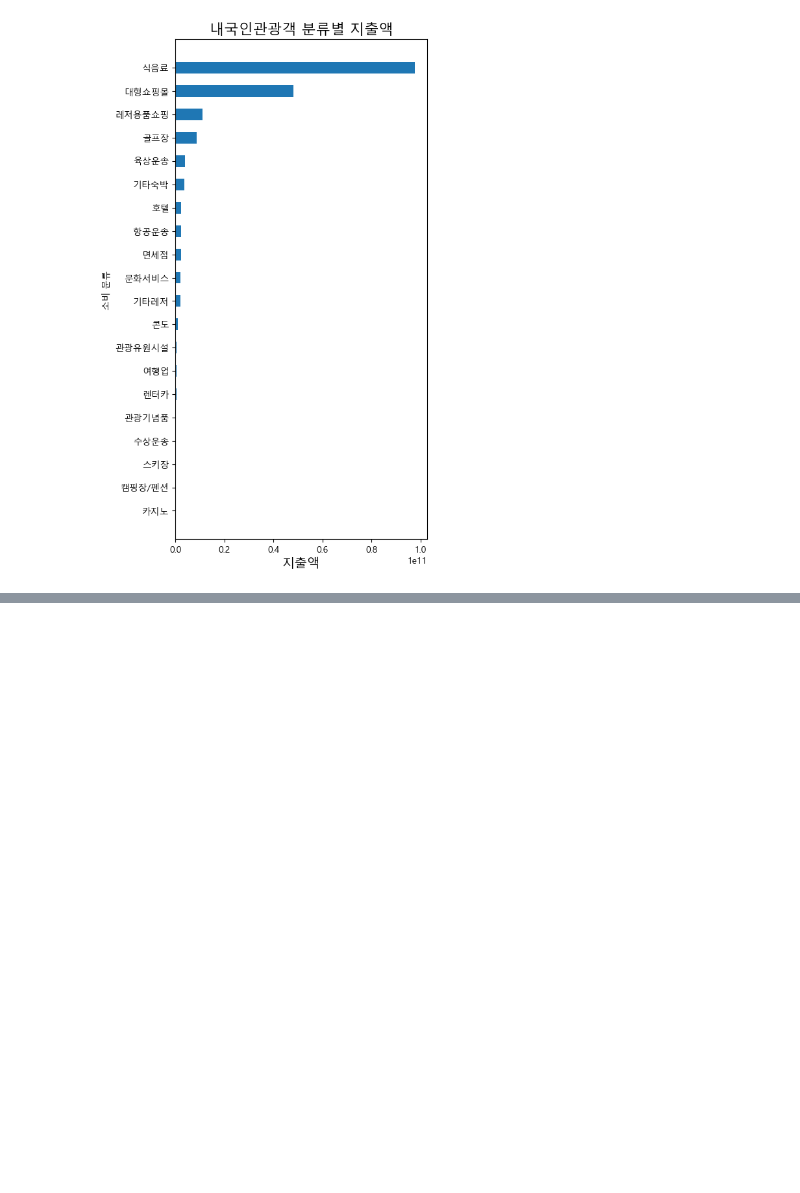
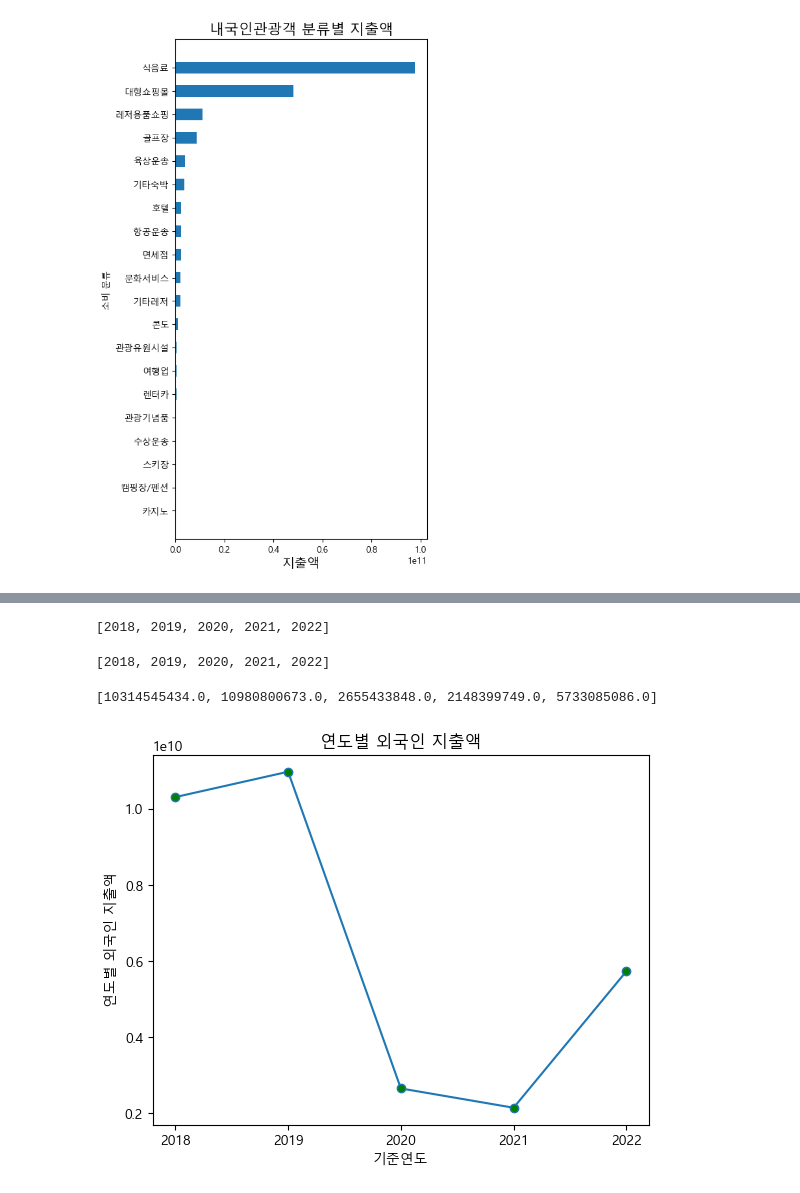
Before and after one commit to sdkim96/Login_project, a Jupyter notebook: Data_analysis_visualization/expenditure_analysis.ipynb, the cells around one changed output, grey strips where cells are left out. Drawn from its saved outputs; the diff is of its cells as text; code cells hidden in the pictures; blank space fills up the shorter version.

```diff
--- a/Data_analysis_visualization/expenditure_analysis.ipynb
+++ b/Data_analysis_visualization/expenditure_analysis.ipynb
@@ -476,0 +531,3 @@ plt.show()
+# %%
+df4_foreign_year = df4_foreign.groupby('기준년월').sum()
+df4_foreign_year
@@ -476,0 +542,29 @@ plt.show()
+# %%
+기준연도 = df4_foreign['기준년월'].unique().tolist()
+기준연도
+# %% [output]
+[2018, 2019, 2020, 2021, 2022]
+# %%
+기준연도 = [int(i) for i in 기준연도]
+기준연도
+# %% [output]
+[2018, 2019, 2020, 2021, 2022]
+# %%
+지출액 = df4_foreign_year['지출액'].tolist()
+지출액
+# %% [output]
+[10314545434.0, 10980800673.0, 2655433848.0, 2148399749.0, 5733085086.0]
+# %%
+xpoints = 기준연도
+ypoints = 지출액
+plt.xlabel("기준연도")
+plt.ylabel("연도별 외국인 지출액")
+plt.plot(xpoints ,ypoints, marker = 'o', markerfacecolor='green')
+
+# Set the x-axis ticks to be integer years
+plt.xticks(기준연도)
+
+plt.title("연도별 외국인 지출액")
+plt.show()
+# %% [output]
+[figure, added]
```
Also changed, not shown: parts of 25 cells of this notebook.
